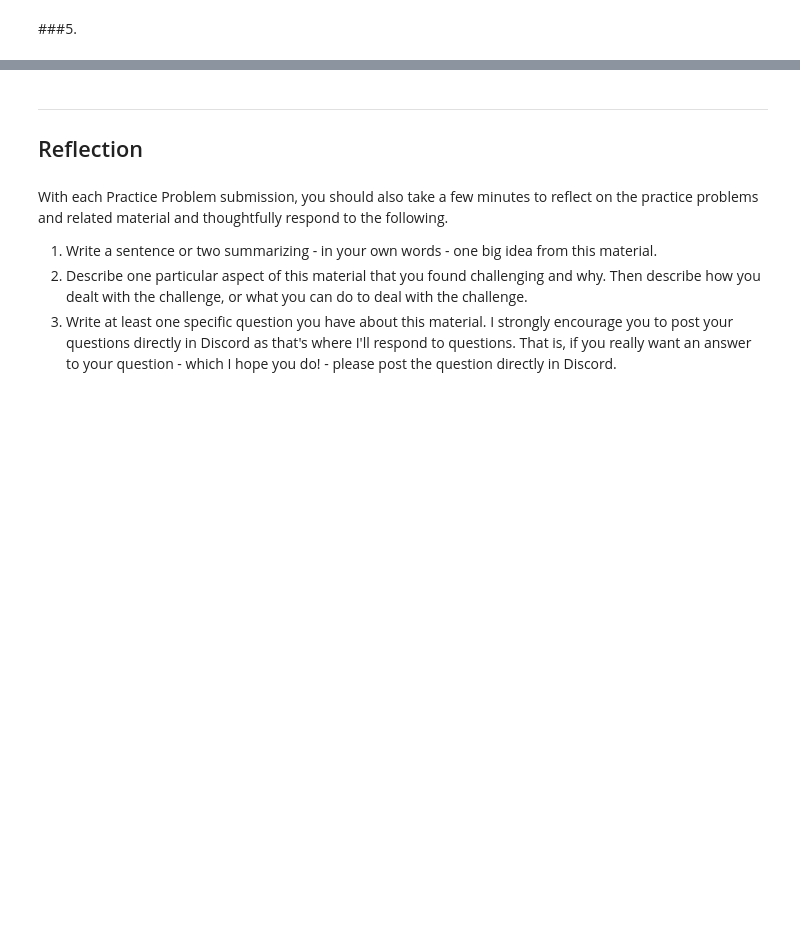
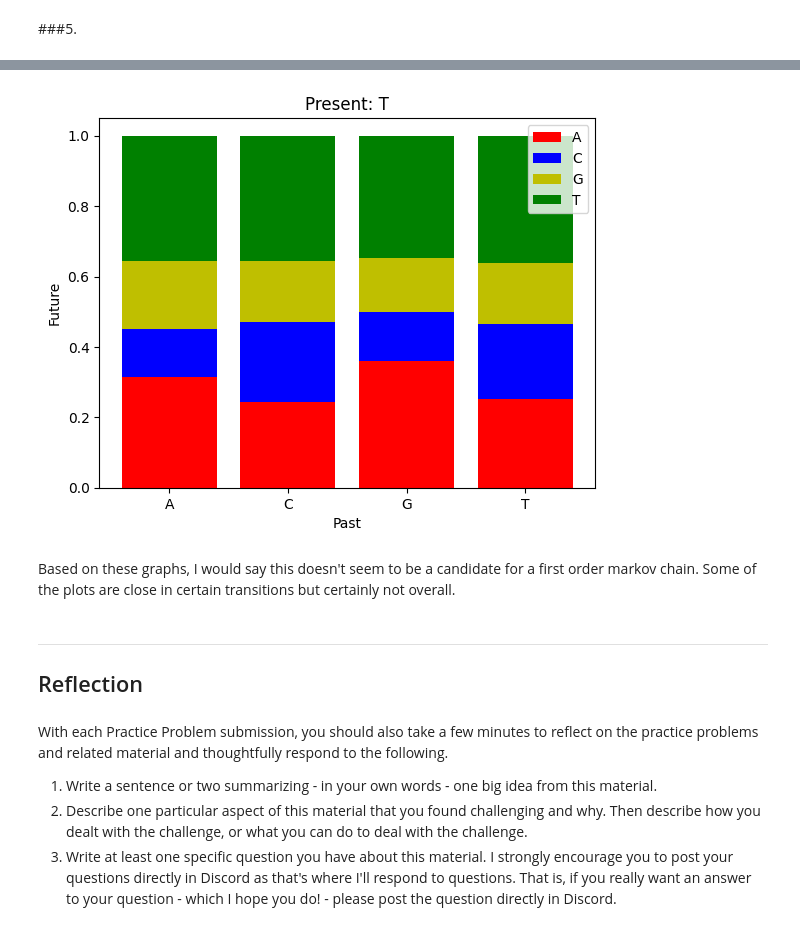
Before and after one commit to NRJaggers/Applied-Stochastic-Processes, a Jupyter notebook: PracticeProblems/Inference_for_DTMC.ipynb, the cells around one changed output, grey strips where cells are left out. Drawn from its saved outputs; the diff is of its cells as text; code cells hidden in the pictures; blank space fills up the shorter version.

```diff
--- a/PracticeProblems/Inference_for_DTMC.ipynb
+++ b/PracticeProblems/Inference_for_DTMC.ipynb
@@ -27,3 +276,25 @@ Original Prompt can be found [here](https://bookdown.org/kevin_davisross/applied
+# %%
+# create data
+x = ['A', 'C', 'G', 'T']
+y1 = P3p[3,:,0]
+y2 = P3p[3,:,1]
+y3 = P3p[3,:,2]
+y4 = P3p[3,:,3]
+
+# plot bars in stack manner
+plt.bar(x, y1, color='r')
+plt.bar(x, y2, bottom=y1, color='b')
+plt.bar(x, y3, bottom=y1+y2, color='y')
+plt.bar(x, y4, bottom=y1+y2+y3, color='g')
+plt.xlabel("Past")
+plt.ylabel("Future")
+plt.legend(["A", "C", "G", "T"])
+plt.title("Present: T")
+plt.show()
+# %% [output]
+[figure, added]
+# %% [markdown]
+Based on these graphs, I would say this doesn't seem to be a candidate for a first order markov chain. Some of the plots are close in certain transitions but certainly not overall.
 # %% [markdown]
 ---
 
```
Also changed, not shown: parts of 20 cells of this notebook.
